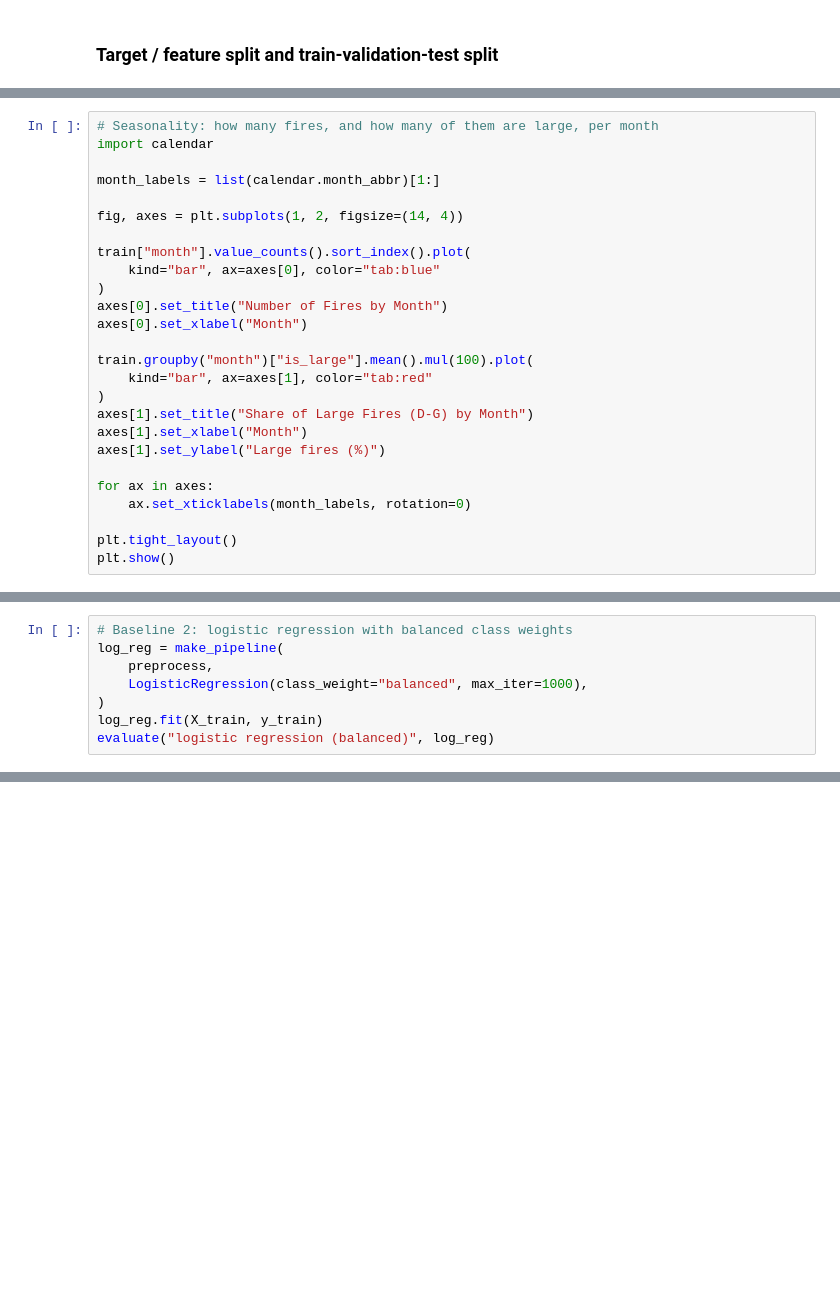
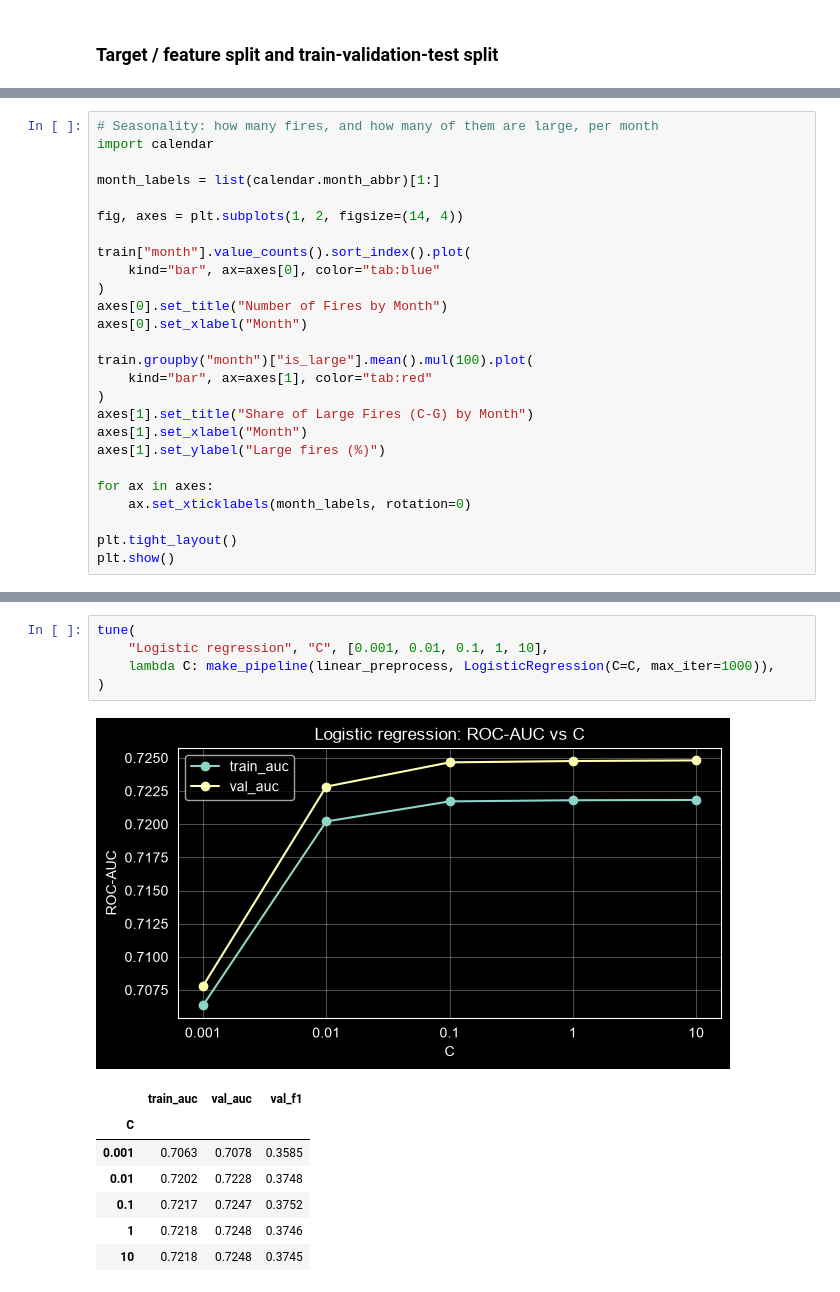
Before and after one commit to tomersf/ZoomCamp-ML-MidtermProject, a Jupyter notebook: notebook.ipynb, the cells around one changed output, grey strips where cells are left out. Drawn from its saved outputs; the diff is of its cells as text; blank space fills up the shorter version.

```diff
--- a/notebook.ipynb
+++ b/notebook.ipynb
@@ -229,7 +216,7 @@ axes[0].set_xlabel("Month")
 train.groupby("month")["is_large"].mean().mul(100).plot(
     kind="bar", ax=axes[1], color="tab:red"
 )
-axes[1].set_title("Share of Large Fires (D-G) by Month")
+axes[1].set_title("Share of Large Fires (C-G) by Month")
 axes[1].set_xlabel("Month")
 axes[1].set_ylabel("Large fires (%)")
 
@@ -320,8 +229,0 @@ weighted avg       0.25      0.50      0.33    100000
-# %%
-# Baseline 2: logistic regression with balanced class weights
-log_reg = make_pipeline(
-    preprocess,
-    LogisticRegression(class_weight="balanced", max_iter=1000),
-)
-log_reg.fit(X_train, y_train)
-evaluate("logistic regression (balanced)", log_reg)
@@ -352,0 +338,14 @@ plt.show()
+# %%
+tune(
+    "Logistic regression", "C", [0.001, 0.01, 0.1, 1, 10],
+    lambda C: make_pipeline(linear_preprocess, LogisticRegression(C=C, max_iter=1000)),
+)
+# %% [output]
+[figure, added]
+|  | train_auc | val_auc | val_f1 |
+| C |  |  |  |
+| 0.001 | 0.7063 | 0.7078 | 0.3585 |
+| 0.01 | 0.7202 | 0.7228 | 0.3748 |
+| 0.1 | 0.7217 | 0.7247 | 0.3752 |
+| 1 | 0.7218 | 0.7248 | 0.3746 |
+| 10 | 0.7218 | 0.7248 | 0.3745 |
```
Also changed, not shown: parts of 56 cells of this notebook, 4 other files.
